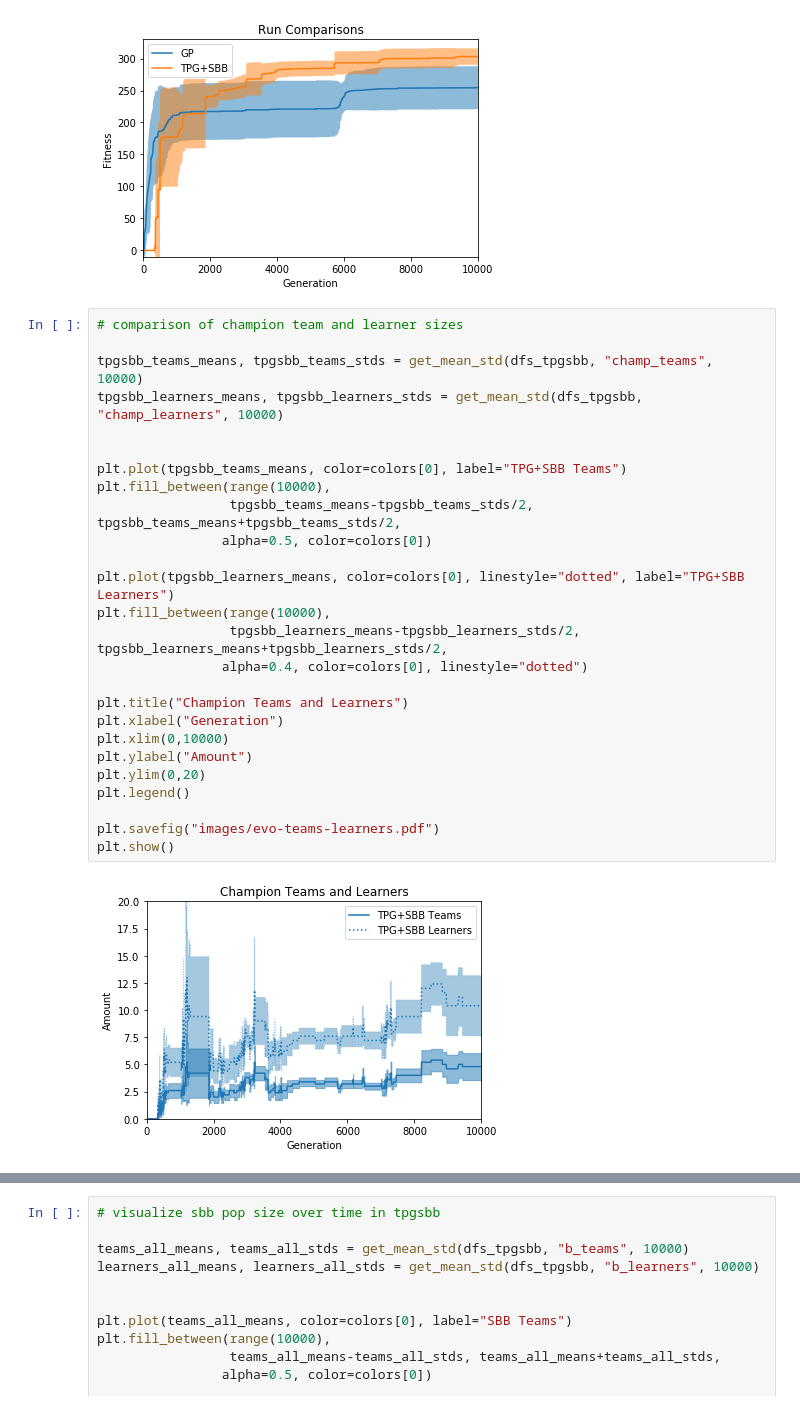
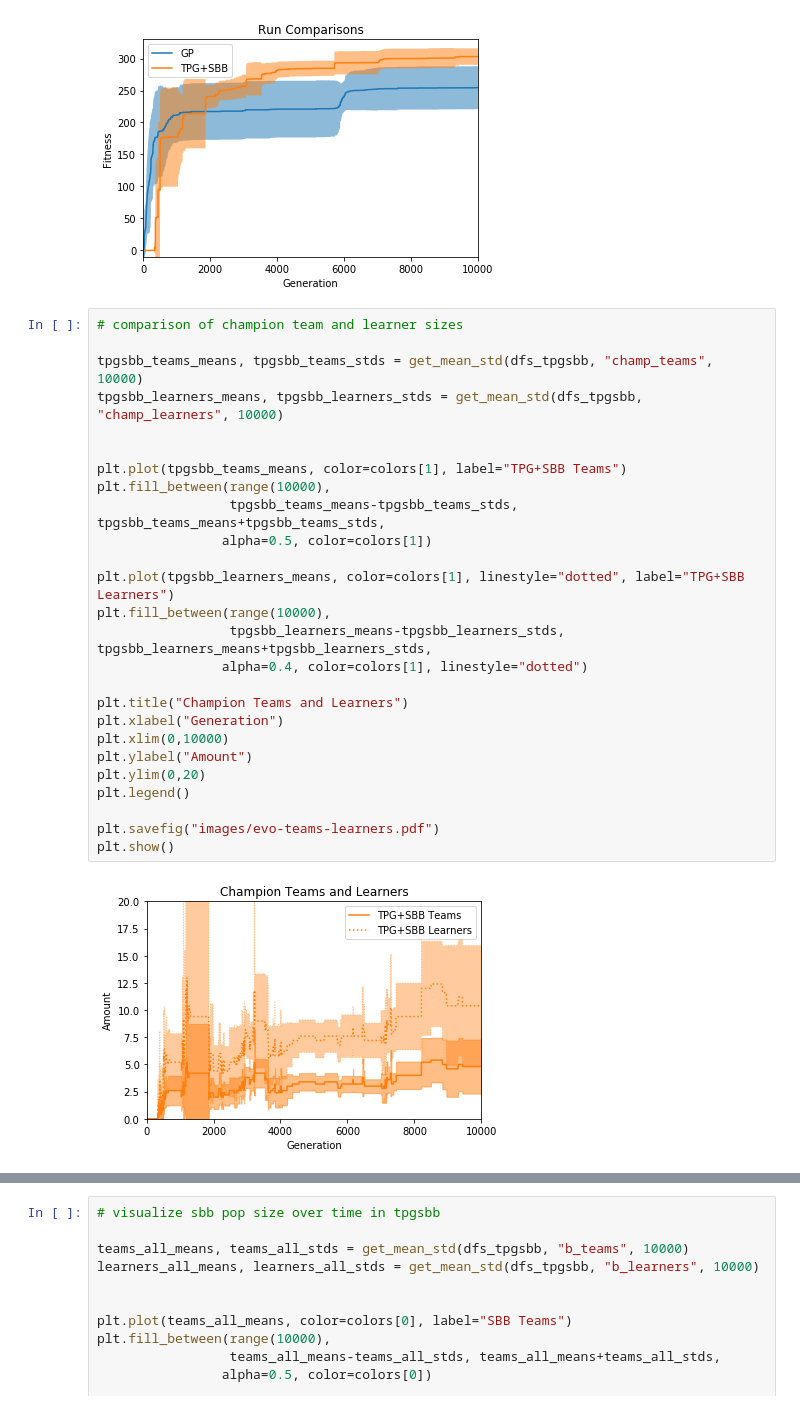
Before and after one commit to Ryan-Amaral/gp-bipedal-walker-analysis, a Jupyter notebook: basic_analysis.ipynb, the cells around one changed output, grey strips where cells are left out. Drawn from its saved outputs; the diff is of its cells as text.

Commit message:
updated plot colors, added renders

```diff
--- a/basic_analysis.ipynb
+++ b/basic_analysis.ipynb
@@ -91,31 +91,31 @@ plt.show()
 # %%
 # comparison of champion team and learner sizes
 
 tpgsbb_teams_means, tpgsbb_teams_stds = get_mean_std(dfs_tpgsbb, "champ_teams", 10000)
 tpgsbb_learners_means, tpgsbb_learners_stds = get_mean_std(dfs_tpgsbb, "champ_learners", 10000)
 
 
-plt.plot(tpgsbb_teams_means, color=colors[0], label="TPG+SBB Teams")
+plt.plot(tpgsbb_teams_means, color=colors[1], label="TPG+SBB Teams")
 plt.fill_between(range(10000),
-                 tpgsbb_teams_means-tpgsbb_teams_stds/2, tpgsbb_teams_means+tpgsbb_teams_stds/2,
-                alpha=0.5, color=colors[0])
+                 tpgsbb_teams_means-tpgsbb_teams_stds, tpgsbb_teams_means+tpgsbb_teams_stds,
+                alpha=0.5, color=colors[1])
 
-plt.plot(tpgsbb_learners_means, color=colors[0], linestyle="dotted", label="TPG+SBB Learners")
+plt.plot(tpgsbb_learners_means, color=colors[1], linestyle="dotted", label="TPG+SBB Learners")
 plt.fill_between(range(10000),
-                 tpgsbb_learners_means-tpgsbb_learners_stds/2, tpgsbb_learners_means+tpgsbb_learners_stds/2,
-                alpha=0.4, color=colors[0], linestyle="dotted")
+                 tpgsbb_learners_means-tpgsbb_learners_stds, tpgsbb_learners_means+tpgsbb_learners_stds,
+                alpha=0.4, color=colors[1], linestyle="dotted")
 
 plt.title("Champion Teams and Learners")
 plt.xlabel("Generation")
 plt.xlim(0,10000)
 plt.ylabel("Amount")
 plt.ylim(0,20)
 plt.legend()
 
 plt.savefig("images/evo-teams-learners.pdf")
 plt.show()
 # %% [output]
-[figure, old version]
+[figure, new version]
 # %%
 # comparison of champion instruction sizes
 
```
Also changed, not shown: parts of 2 cells of this notebook, 9 other files.
